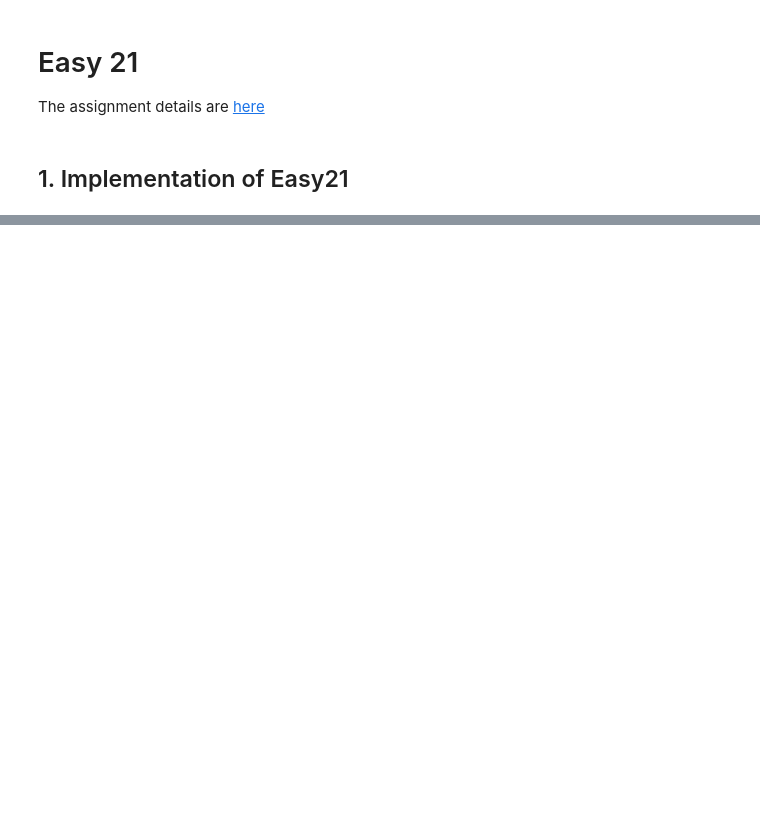
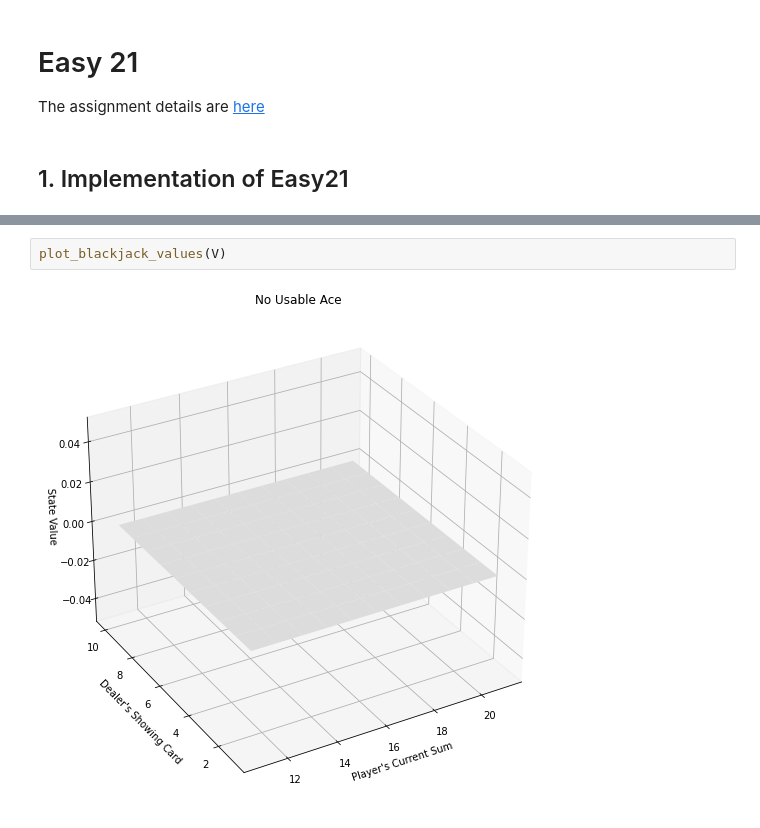
Before and after one commit to huayicodes/RL_practice, a Jupyter notebook: Easy21.ipynb, the cells around one changed output, grey strips where cells are left out. Drawn from its saved outputs; the diff is of its cells as text; blank space fills up the shorter version.

```diff
--- a/Easy21.ipynb
+++ b/Easy21.ipynb
@@ -105,0 +253,4 @@ Last game has completed, please initiate a new one :)
+# %%
+plot_blackjack_values(V)
+# %% [output]
+[figure, added]
```
Also changed, not shown: parts of 14 cells of this notebook.
